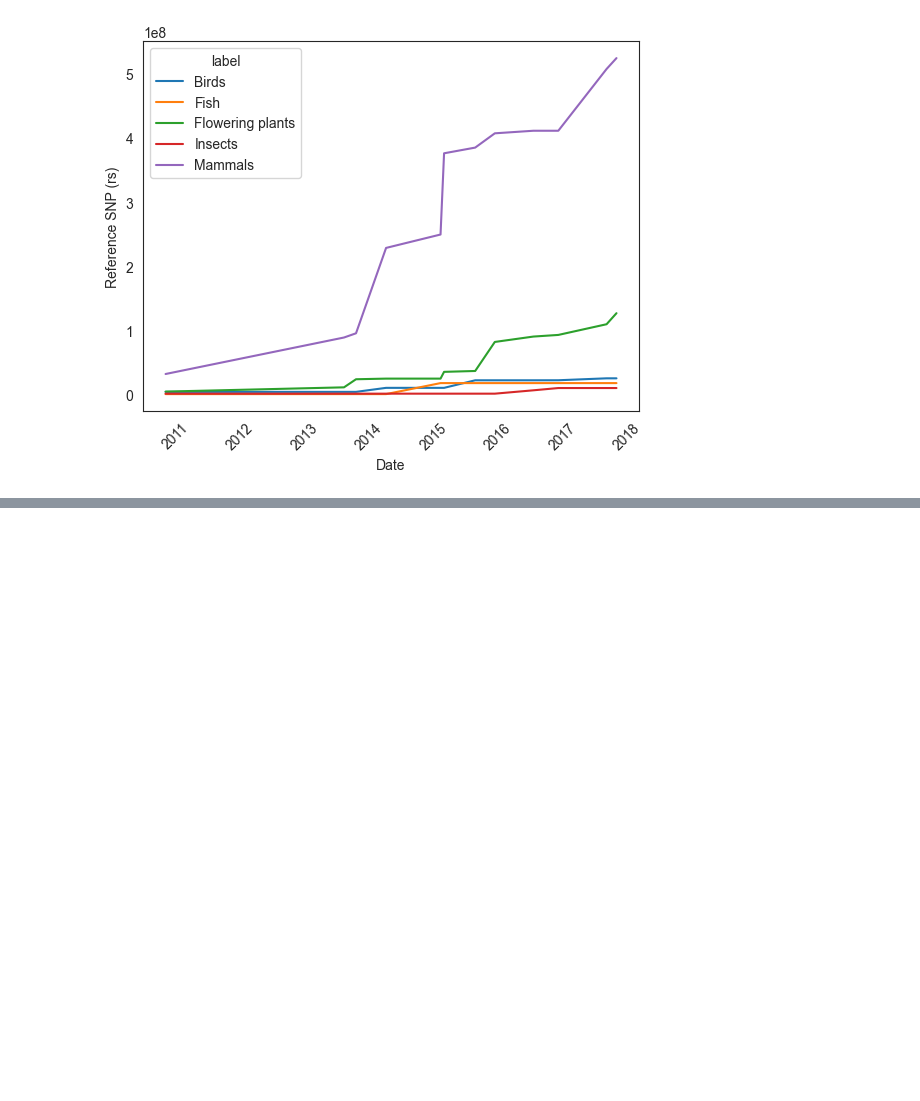
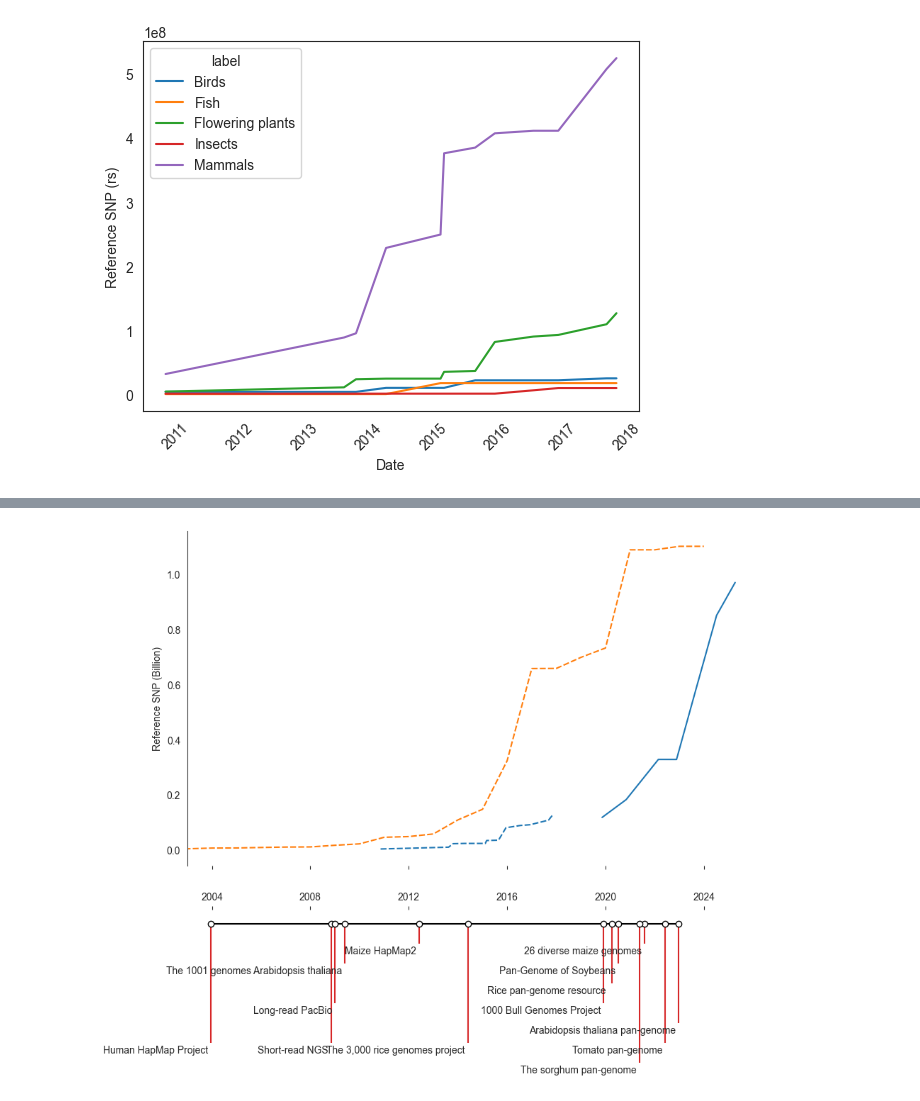
Before and after one commit to EBIvariation/eva-tasks, a Jupyter notebook: tasks/eva_3868/release_metrics.ipynb, the cells around one changed output, grey strips where cells are left out. Drawn from its saved outputs; the diff is of its cells as text; code cells hidden in the pictures; blank space fills up the shorter version.

```diff
--- a/tasks/eva_3868/release_metrics.ipynb
+++ b/tasks/eva_3868/release_metrics.ipynb
@@ -146,6 +149,8 @@ g2.grid(False)
 # %% [output]
 [figure]
 # %%
+import matplotlib.pyplot as plt
+
 dbsnp_human_metrics = pd.read_csv('dbsnp_human_release_metrics_per_year.tsv', sep='\t')
 dbsnp_human_metrics['Date'] = pd.to_datetime(dbsnp_human_metrics['Year'], format='%Y')
 dbsnp_human_metrics['label'] = 'Human'
@@ -157,12 +162,8 @@ dbsnp_non_human_metrics = dbsnp_non_human_metrics.loc[dbsnp_non_human_metrics['l
 
 metrics = pd.concat([eva_metrics_per_class, dbsnp_human_metrics, dbsnp_non_human_metrics], axis='rows')
 metrics['Reference SNP (rs)'] = metrics['Reference SNP (rs)'] / 1000000000
-
-seaborn.set_style('white')
-
-g = seaborn.lineplot(data=metrics, x='Date', y='Reference SNP (rs)', hue='label', style='source')
-g.tick_params(axis='x', rotation=45)
-g.set(ylabel='Reference SNP (Billion)')
-g.legend_.set_title(None)
-
-g.grid(True)
+def line_plot_metrics(metrics, ax):
+    seaborn.set_style('white')
+    seaborn.lineplot(ax=ax, data=metrics, x='Date', y='Reference SNP (rs)', hue='label', style='source')
+    ax.set(ylabel='Reference SNP (Billion)')
+    ax.get_legend().remove()
@@ -170,0 +170,69 @@ g.grid(True)
+# %%
+
+def plot_time_line(dates_labels_levels, fig, ax):
+    dates = [d.get('date') for d in dates_labels_levels]
+    levels = [d.get('level') for d in dates_labels_levels]
+    ax.vlines(dates, 0, levels, color="tab:red")  # The vertical stems.
+    ax.plot(dates, np.zeros_like(dates), "-o", color="k", markerfacecolor="w")  # Baseline and markers on it.
+
+    # annotate lines
+    for info_dict in dates_labels_levels:
+        ax.annotate(info_dict.get('label'), xy=(info_dict.get('date'), info_dict.get('level')),
+                    xytext=(-3, np.sign(info_dict.get('level'))*3), textcoords="offset points",
+                    horizontalalignment="right",
+                    verticalalignment="bottom" if info_dict.get('level') > 0 else "top")
+    # remove y axis
+    ax.yaxis.set_visible(False)
+
+    ax.margins(y=0.1)
+    plt.show()
+
+dates_labels_levels = [
+    {'level':-3, 'label': 'Human HapMap Project', 'date_str':'12/18/2003'},
+    {'level':-3, 'label': 'Short-read NGS', 'date_str':'11/06/2008'},
+    {'level':-2, 'label': 'Long-read PacBio', 'date_str':'01/02/2009'},
+    {'level':-1, 'label': 'The 1001 genomes Arabidopsis thaliana', 'date_str':'5/27/2009'},
+    {'level':-0.5, 'label': 'Maize HapMap2', 'date_str':'06/03/2012'},
+    {'level':-3, 'label': 'The 3,000 rice genomes project', 'date_str':'5/28/2014'},
+    {'level':-2, 'label': '1000 Bull Genomes Project', 'date_str':'12/03/2019'},
+    {'level':-1.5, 'label': 'Rice pan-genome resource ', 'date_str':'04/07/2020'},
+    {'level':-1, 'label': 'Pan-Genome of Soybeans', 'date_str':'07/09/2020'},
+    {'level':-.5, 'label': '26 diverse maize genomes', 'date_str':'08/06/2021'},
+    {'level':-3.5, 'label': 'The sorghum pan-genome', 'date_str':'5/20/2021'},
+    {'level':-3, 'label': 'Tomato pan-genome', 'date_str':'06/08/2022'},
+    {'level':-2.5, 'label': 'Arabidopsis thaliana pan-genome', 'date_str':'12/19/2022'}
+]
+
+for info_dict in dates_labels_levels:
+    info_dict['date'] = datetime.strptime(info_dict['date_str'], '%m/%d/%Y')
+
+fig = plt.figure(figsize=(10, 10))
+start_date = datetime(2003, 1, 1)
+end_date = datetime(2025, 5, 1)
+gs = GridSpec(2, 1, height_ratios=[2, 1],  hspace=0.175)
+
+# Top and bottom axes
+ax_top = fig.add_subplot(gs[0])
+ax_bottom = fig.add_subplot(gs[1], sharex=ax_top)
+
+# Hide the bottom x-axis of the top plot and the top x-axis of the bottom plot
+ax_top.spines['top'].set_visible(False)
+ax_top.spines['bottom'].set_visible(False)
+ax_top.spines['right'].set_visible(False)
+ax_top.tick_params(labelbottom=False, bottom=True)
+
+ax_top.set_xlim(start_date, end_date)
+
+# Move x-axis of bottom plot to top (between the plots)
+ax_bottom.xaxis.set_ticks_position('top')
+
+# Also move the actual spine (axis line)
+ax_bottom.spines['top'].set_visible(True)
+ax_bottom.spines['top'].set_position(('axes', 1.0))  # 1.0 means top of ax_bottom (between plots)
+ax_bottom.spines[["left", "top", "right", "bottom"]].set_visible(False)
+
+
+line_plot_metrics(metrics, ax_top)
+plot_time_line(dates_labels_levels, fig, ax_bottom)
+# %% [output]
+[figure, added]
```
Also changed, not shown: parts of 2 cells of this notebook.
